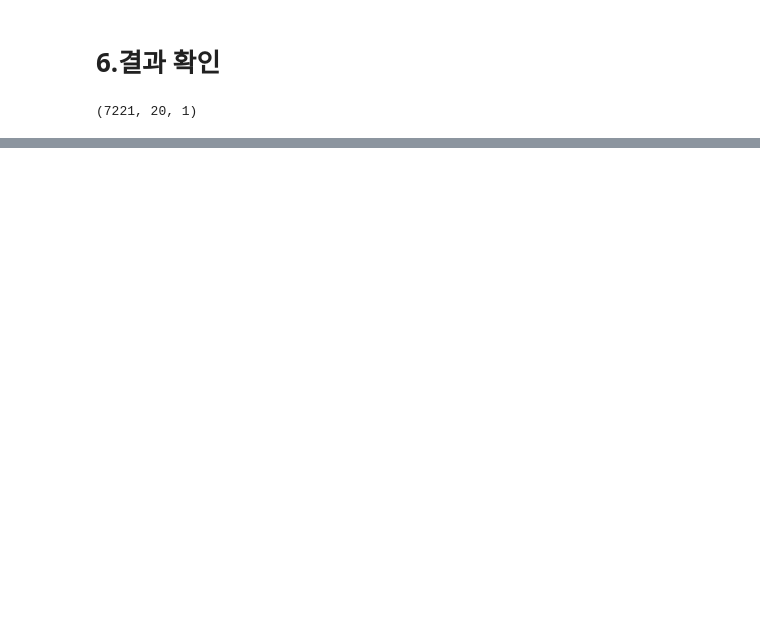
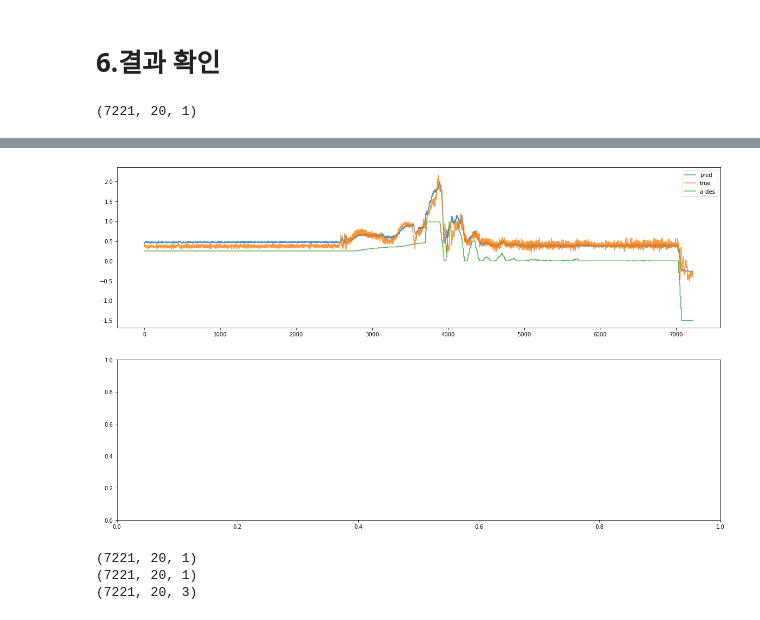
Before and after one commit to jihoon8900/h2bus_predict_accel, a Jupyter notebook: test.ipynb, the cells around one changed output, grey strips where cells are left out. Cells and saved outputs as stored; diff of their text form; code cells hidden in the pictures; blank space fills up the shorter version.

```diff
--- a/test.ipynb
+++ b/test.ipynb
@@ -251,0 +274,23 @@ plt.show()
+# %%
+predStep = 19 # 0~19
+plt.figure(figsize=(20,12))
+plt.subplot(2,1,1)
+plt.plot(outputs_np[:,predStep], label='pred', alpha = 0.8)
+plt.plot(trueY_cpu[:,predStep], label='true', alpha = 0.8)
+plt.plot(testX.numpy()[:,-1,2], label='a_des', alpha = 0.8)
+
+plt.legend()
+
+plt.subplot(2,1,2)
+
+plt.show()
+# %% [output]
+[figure, added]
+# %%
+print(outputs_np.shape)
+print(trueY_cpu.shape)
+print(testX.numpy().shape)
+# %% [output]
+(7221, 20, 1)
+(7221, 20, 1)
+(7221, 20, 3)
```
Also changed, not shown: parts of 6 cells of this notebook, 3 other files.
